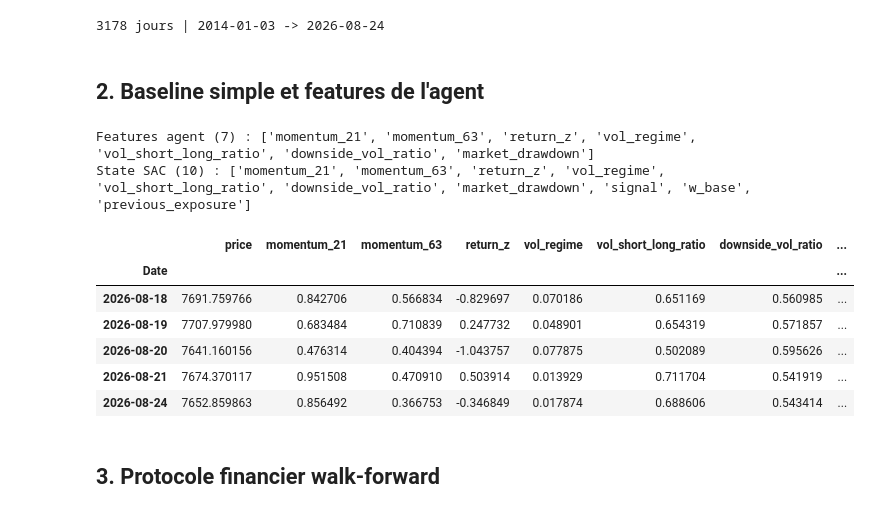
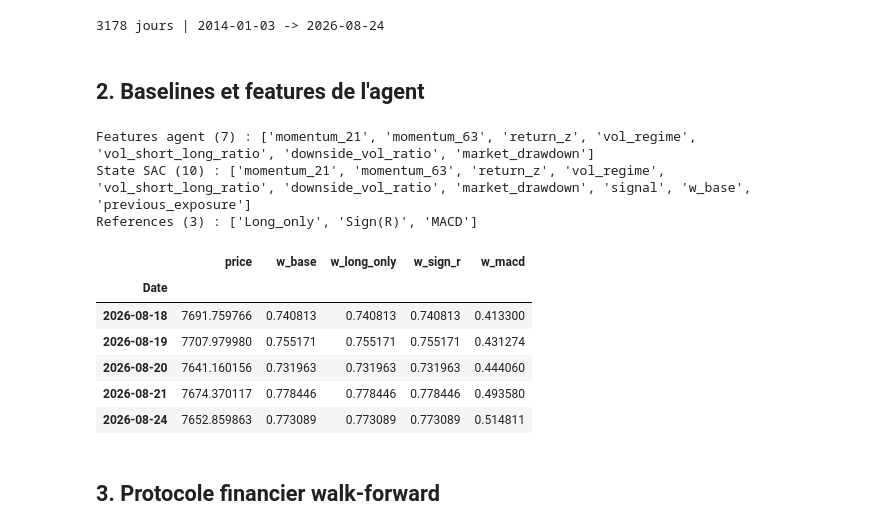
Before and after one commit to AdemmBr/deep-rl-exposure-control, a Jupyter notebook: SAC_control_project.ipynb, the cells around one changed output. Cells and saved outputs as stored; diff of their text form; code cells hidden in the pictures.

```diff
--- a/SAC_control_project.ipynb
+++ b/SAC_control_project.ipynb
@@ -36,36 +39,58 @@ raw_data = MarketDataLoader('^GSPC', '2014-01-01', end='2026-08-25').load()
 # %% [output]
 3178 jours | 2014-01-03 -> 2026-08-24
 # %% [markdown]
-## 2. Baseline simple et features de l'agent
+## 2. Baselines et features de l'agent
 # %%
 # w_max du papier : la meme borne sert a la baseline et au clip applique apres le
 # multiplicateur. Une seule source pour les deux, sinon elles divergent en silence.
 MAX_EXPOSURE = 2.0
 # A_max : a 1.0 SAC ne peut qu'attenuer la baseline. A 2.0 il peut aussi l'amplifier,
 # et surtout le milieu de la boite d'action vaut A = 1, donc la baseline elle-meme.
 A_MAX = 2.0
 
 baseline = TrendVolatilityBaseline(max_exposure=MAX_EXPOSURE)
 agent_features = AgentFeatures()
 
 data = baseline.build(raw_data).join(agent_features.build(raw_data))
+
+# Les trois baselines de la section 4.2 du papier de reference. Elles partagent la
+# mise a l'echelle par la volatilite et la borne d'exposition de la baseline du
+# projet : seul le signal les distingue, donc un ecart de performance s'attribue
+# au signal et non a un budget de risque different.
+data['w_long_only'] = LongOnly(max_exposure=MAX_EXPOSURE).exposure(raw_data)
+data['w_sign_r'] = SignReturn(max_exposure=MAX_EXPOSURE).exposure(raw_data)
+data['w_macd'] = MACDSignal(max_exposure=MAX_EXPOSURE).exposure(raw_data)
+
+# Nom affiche dans les tableaux -> colonne d'exposition. Passe tel quel au runner.
+BASELINE_COLUMNS = {
+    'Long_only': 'w_long_only',
+    'Sign(R)': 'w_sign_r',
+    'MACD': 'w_macd',
+}
+
 state_columns = [*agent_features.FEATURES, 'signal', 'w_base']
-data = data.dropna(subset=state_columns)
+# Le MACD a le plus long echauffement du lot, 63 + 252 seances pour sa double
+# normalisation. Il retire une quarantaine de lignes de plus que les features de
+# l'agent, toutes anterieures a avril 2015 et donc bien avant le premier train de
+# janvier 2016 : les folds et les resultats SAC deja obtenus sont inchanges.
+data = data.dropna(subset=[*state_columns, *BASELINE_COLUMNS.values()])
 
 state_variables = [*state_columns, 'previous_exposure']
 print(f'Features agent ({len(agent_features.FEATURES)}) : {agent_features.FEATURES}')
 print(f'State SAC ({len(state_variables)}) : {state_variables}')
-data[['price', *state_columns]].tail()
+print(f'References ({len(BASELINE_COLUMNS)}) : {list(BASELINE_COLUMNS)}')
+data[['price', 'w_base', *BASELINE_COLUMNS.values()]].tail()
 # %% [output]
 Features agent (7) : ['momentum_21', 'momentum_63', 'return_z', 'vol_regime', 'vol_short_long_ratio', 'downside_vol_ratio', 'market_drawdown']
 State SAC (10) : ['momentum_21', 'momentum_63', 'return_z', 'vol_regime', 'vol_short_long_ratio', 'downside_vol_ratio', 'market_drawdown', 'signal', 'w_base', 'previous_exposure']
+References (3) : ['Long_only', 'Sign(R)', 'MACD']
-|  | price | momentum_21 | momentum_63 | return_z | vol_regime | vol_short_long_ratio | downside_vol_ratio | ... |
-| Date |  |  |  |  |  |  |  | ... |
-| 2026-08-18 | 7691.759766 | 0.842706 | 0.566834 | -0.829697 | 0.070186 | 0.651169 | 0.560985 | ... |
-| 2026-08-19 | 7707.979980 | 0.683484 | 0.710839 | 0.247732 | 0.048901 | 0.654319 | 0.571857 | ... |
-| 2026-08-20 | 7641.160156 | 0.476314 | 0.404394 | -1.043757 | 0.077875 | 0.502089 | 0.595626 | ... |
-| 2026-08-21 | 7674.370117 | 0.951508 | 0.470910 | 0.503914 | 0.013929 | 0.711704 | 0.541919 | ... |
-| 2026-08-24 | 7652.859863 | 0.856492 | 0.366753 | -0.346849 | 0.017874 | 0.688606 | 0.543414 | ... |
+|  | price | w_base | w_long_only | w_sign_r | w_macd |
+| Date |  |  |  |  |  |
+| 2026-08-18 | 7691.759766 | 0.740813 | 0.740813 | 0.740813 | 0.413300 |
+| 2026-08-19 | 7707.979980 | 0.755171 | 0.755171 | 0.755171 | 0.431274 |
+| 2026-08-20 | 7641.160156 | 0.731963 | 0.731963 | 0.731963 | 0.444060 |
+| 2026-08-21 | 7674.370117 | 0.778446 | 0.778446 | 0.778446 | 0.493580 |
+| 2026-08-24 | 7652.859863 | 0.773089 | 0.773089 | 0.773089 | 0.514811 |
 # %% [markdown]
 ## 3. Protocole financier walk-forward
 # %%
```
Also changed, not shown: parts of 13 cells of this notebook.
